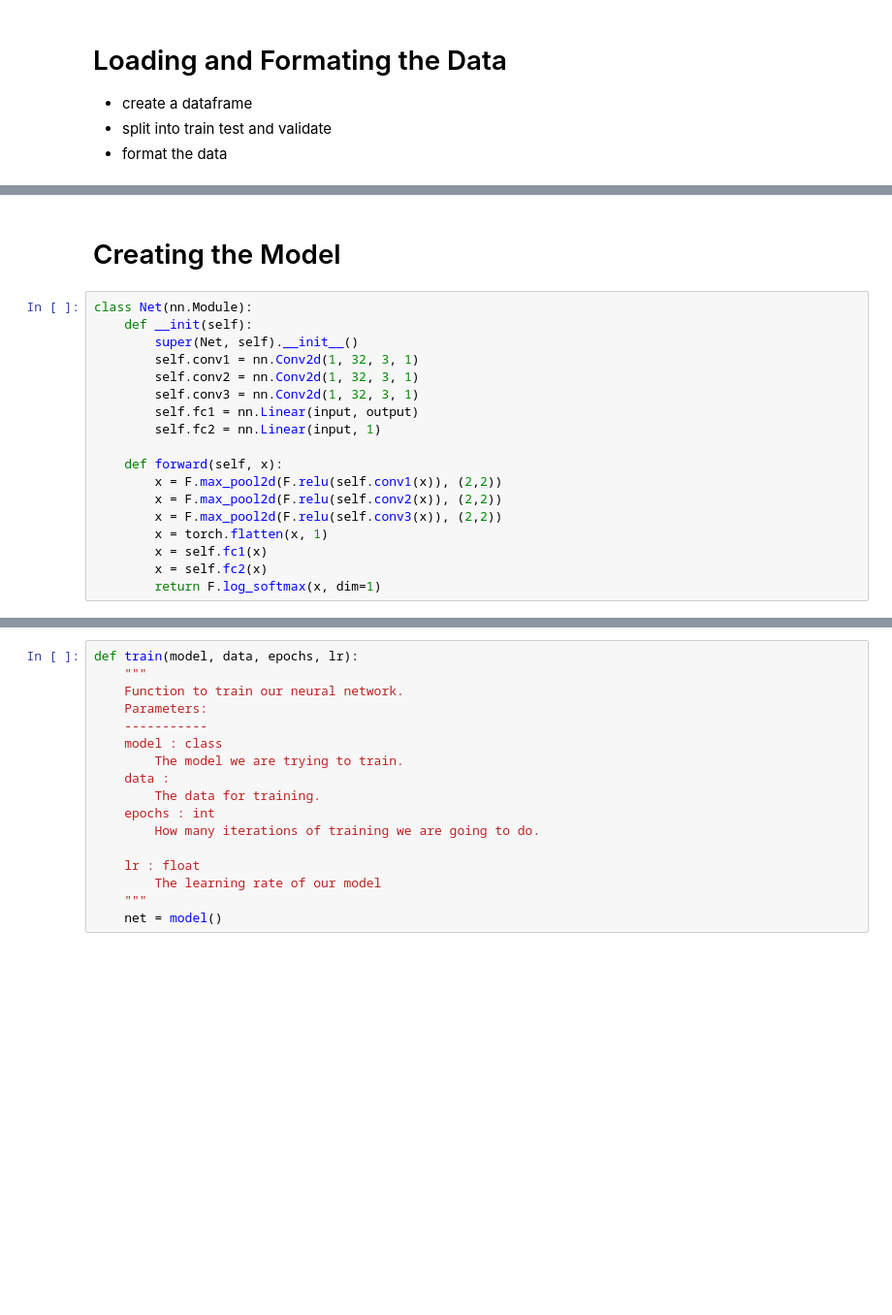
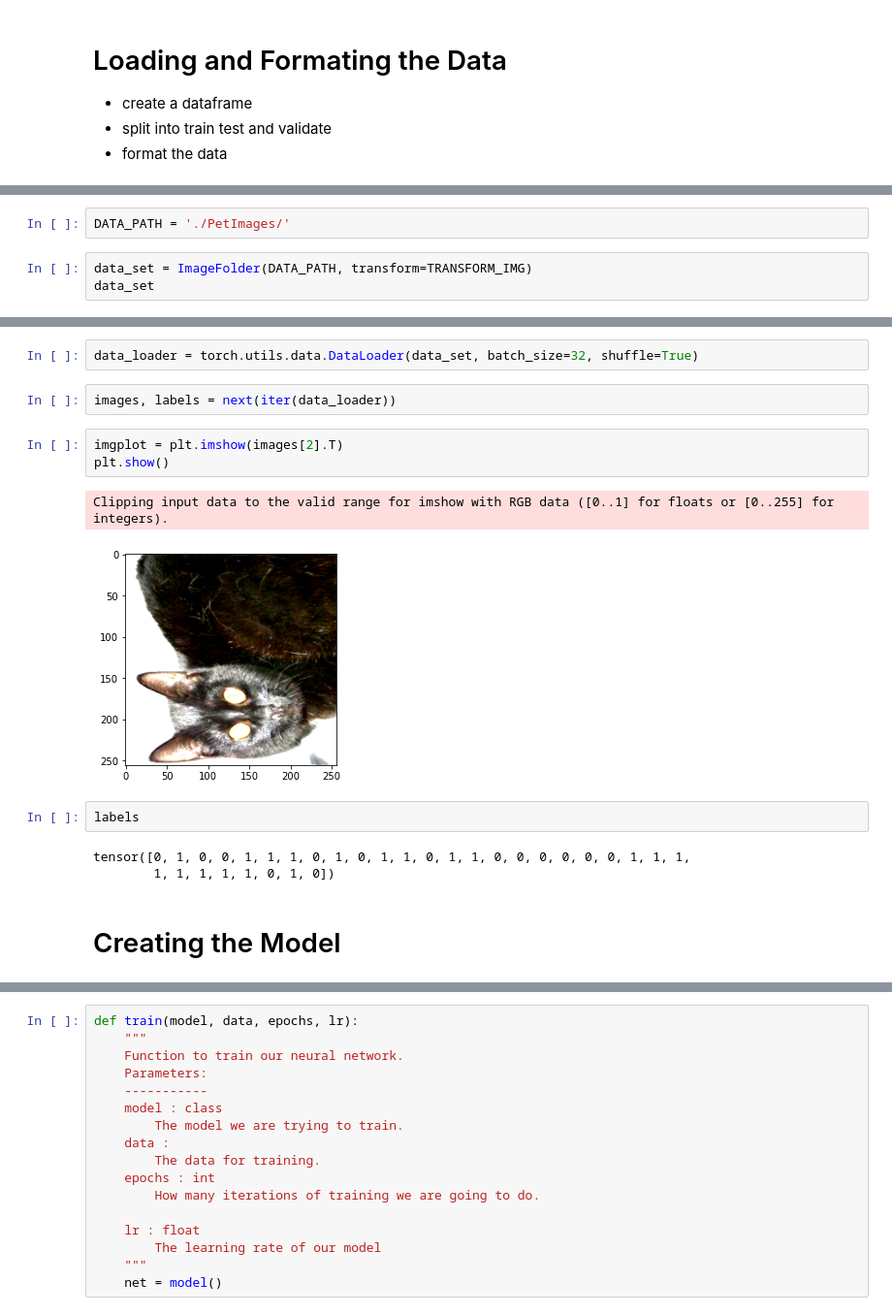
Before and after one commit to GaelGil/notebooks, a Jupyter notebook: convolutional_nueral_networks/convolutiobal_neural_networks.ipynb, the cells around one changed output, grey strips where cells are left out. Shown at 97% size. Saved outputs shown, nothing was run; the diff lists cells and outputs as text; blank space fills up the shorter version.

```diff
--- a/convolutional_nueral_networks/convolutiobal_neural_networks.ipynb
+++ b/convolutional_nueral_networks/convolutiobal_neural_networks.ipynb
@@ -65,0 +43,5 @@ test_loader = torch.utils.data.DataLoader(dataset=TEST_DATA_PATH,
+# %%
+DATA_PATH = './PetImages/'
+# %%
+data_set = ImageFolder(DATA_PATH, transform=TRANSFORM_IMG)
+data_set
@@ -66,20 +58,17 @@ test_loader = torch.utils.data.DataLoader(dataset=TEST_DATA_PATH,
+# %%
+data_loader = torch.utils.data.DataLoader(data_set, batch_size=32, shuffle=True)
+# %%
+images, labels = next(iter(data_loader))
+# %%
+imgplot = plt.imshow(images[2].T)
+plt.show()
+# %% [output]
+Clipping input data to the valid range for imshow with RGB data ([0..1] for floats or [0..255] for integers).
+[figure, added]
+# %%
+labels
+# %% [output]
+tensor([0, 1, 0, 0, 1, 1, 1, 0, 1, 0, 1, 1, 0, 1, 1, 0, 0, 0, 0, 0, 0, 1, 1, 1,
+        1, 1, 1, 1, 1, 0, 1, 0])
 # %% [markdown]
 # Creating the Model
-# %%
-class Net(nn.Module):
-    def __init(self):
-        super(Net, self).__init__()
-        self.conv1 = nn.Conv2d(1, 32, 3, 1)
-        self.conv2 = nn.Conv2d(1, 32, 3, 1)
-        self.conv3 = nn.Conv2d(1, 32, 3, 1)
-        self.fc1 = nn.Linear(input, output)
-        self.fc2 = nn.Linear(input, 1)
-
-    def forward(self, x):
-        x = F.max_pool2d(F.relu(self.conv1(x)), (2,2))
-        x = F.max_pool2d(F.relu(self.conv2(x)), (2,2))
-        x = F.max_pool2d(F.relu(self.conv3(x)), (2,2))
-        x = torch.flatten(x, 1)
-        x = self.fc1(x)
-        x = self.fc2(x)
-        return F.log_softmax(x, dim=1)
```
Also changed, not shown: parts of 11 cells of this notebook, 2 other files.
